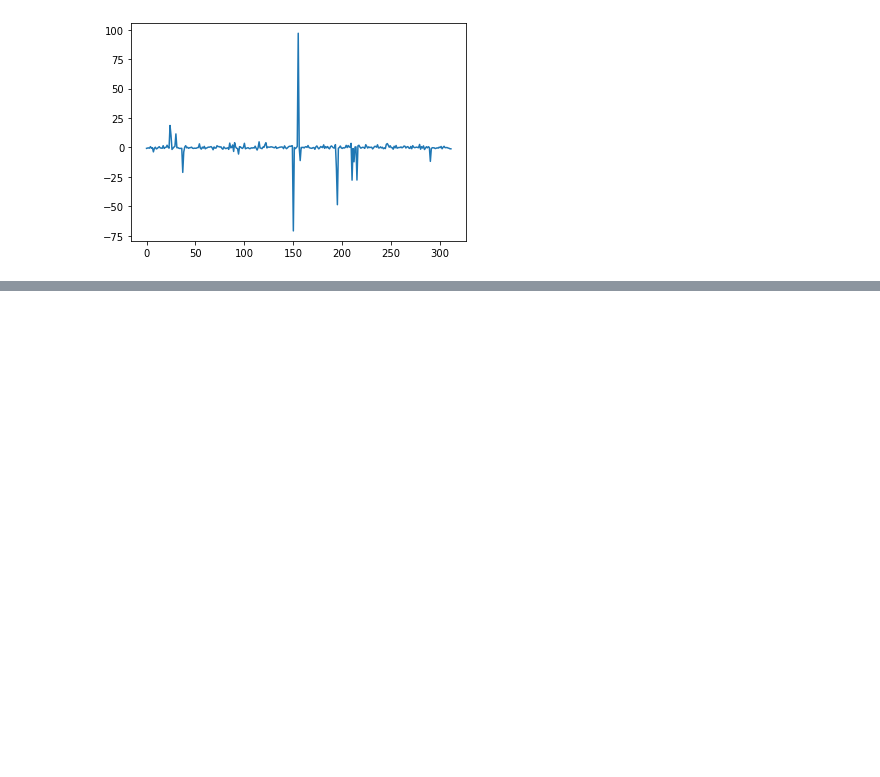
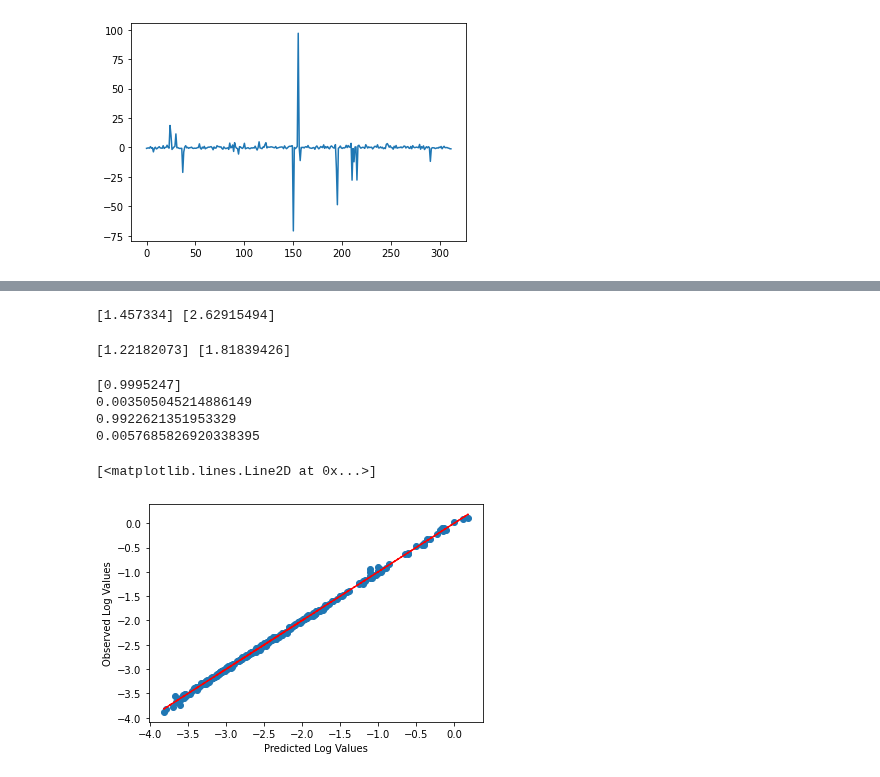
Before and after one commit to DSEI21000-S21/project-altcoinpriceprediction, a Jupyter notebook: mwander/cointesting.ipynb, the cells around one changed output, grey strips where cells are left out. Saved outputs shown, nothing was run; the diff lists cells and outputs as text; code cells hidden in the pictures; blank space fills up the shorter version.

```diff
--- a/mwander/cointesting.ipynb
+++ b/mwander/cointesting.ipynb
@@ -186,0 +205,39 @@ plt.plot((y_test - y_hat)/(y_test) * 100)
+# %%
+# april 16 - open 1.48 close 1.42
+far_off = np.exp(linreg.predict([np.log([1.52, 1.34, 1.48, 5692183858, 45269118282])]))
+print(far_off, abs(((1.42 - far_off)/1.42)*100))
+# %% [output]
+[1.457334] [2.62915494]
+# %%
+# march 9 - open 1.12 close 1.20
+far_off = np.exp(linreg.predict([np.log([1.21, 1.11, 1.12, 5317733185, 38183375234])]))
+print(far_off, abs(((1.20 - far_off)/1.20)*100))
+# %% [output]
+[1.22182073] [1.81839426]
+# %%
+# Just open price
+X = df['Open'].apply(np.log).values.reshape((len(df['Open']), 1))
+y = df['Close'].apply(np.log).values
+
+X_train, X_test, y_train, y_test = train_test_split(X, y, random_state=1337)
+# %%
+linreg = LinearRegression()
+linreg.fit(X_train, y_train)
+y_hat = linreg.predict(X_test)
+print(linreg.coef_)
+print(linreg.intercept_)
+print(linreg.score(X_test, y_test))
+print(mean_squared_error(y_test, y_hat))
+# %% [output]
+[0.9995247]
+0.003505045214886149
+0.9922621351953329
+0.0057685826920338395
+# %%
+plt.plot(y_hat, y_test, marker='o', linestyle='')
+plt.xlabel('Predicted Log Values')
+plt.ylabel('Observed Log Values')
+plt.plot(np.dot(X_test, linreg.coef_) + linreg.intercept_, y_hat, color='red', linestyle='--')
+# %% [output]
+[<matplotlib.lines.Line2D at 0x...>]
+[figure, added]
```
Also changed, not shown: parts of 9 cells of this notebook, 2 other files.
